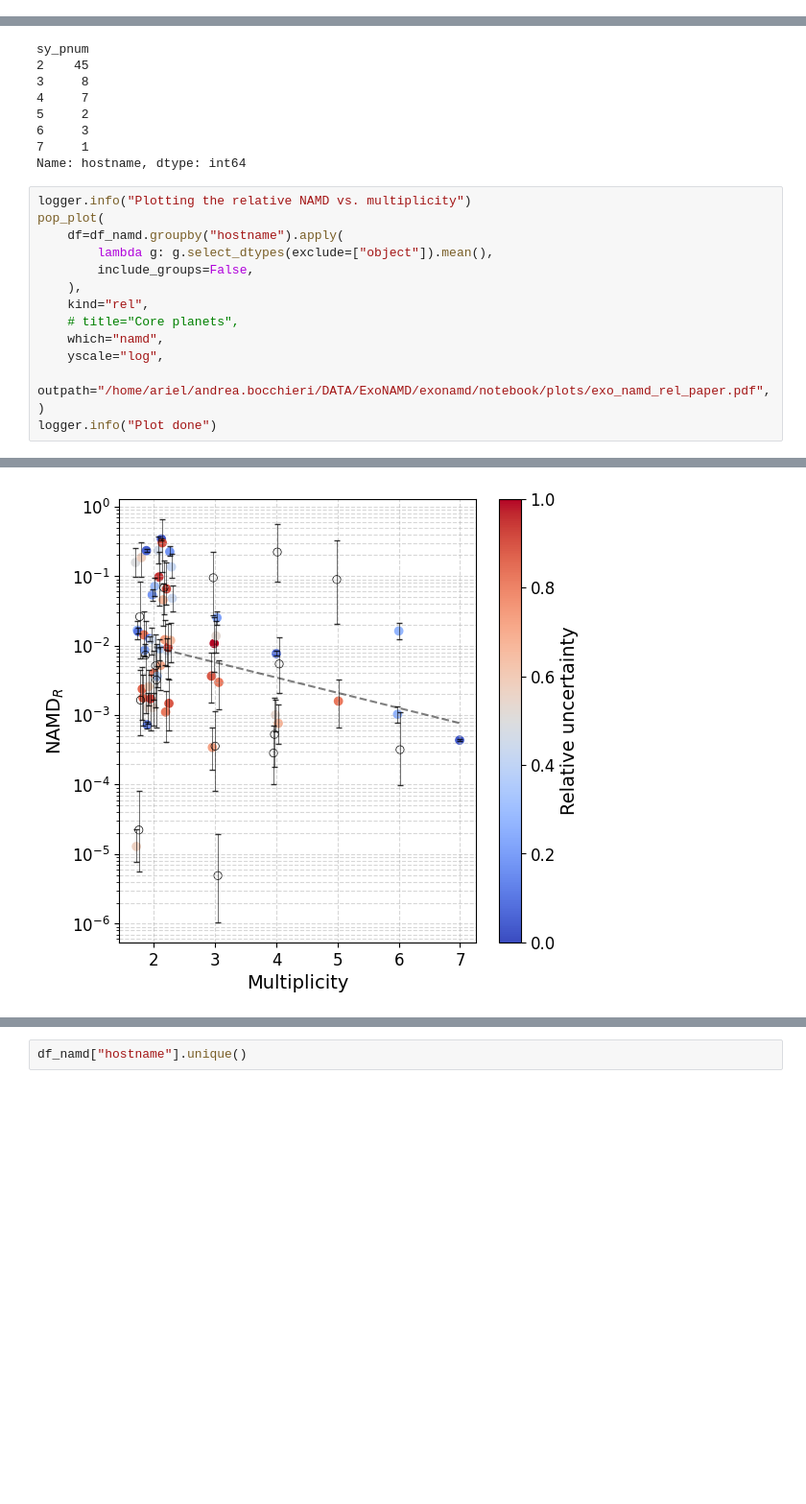
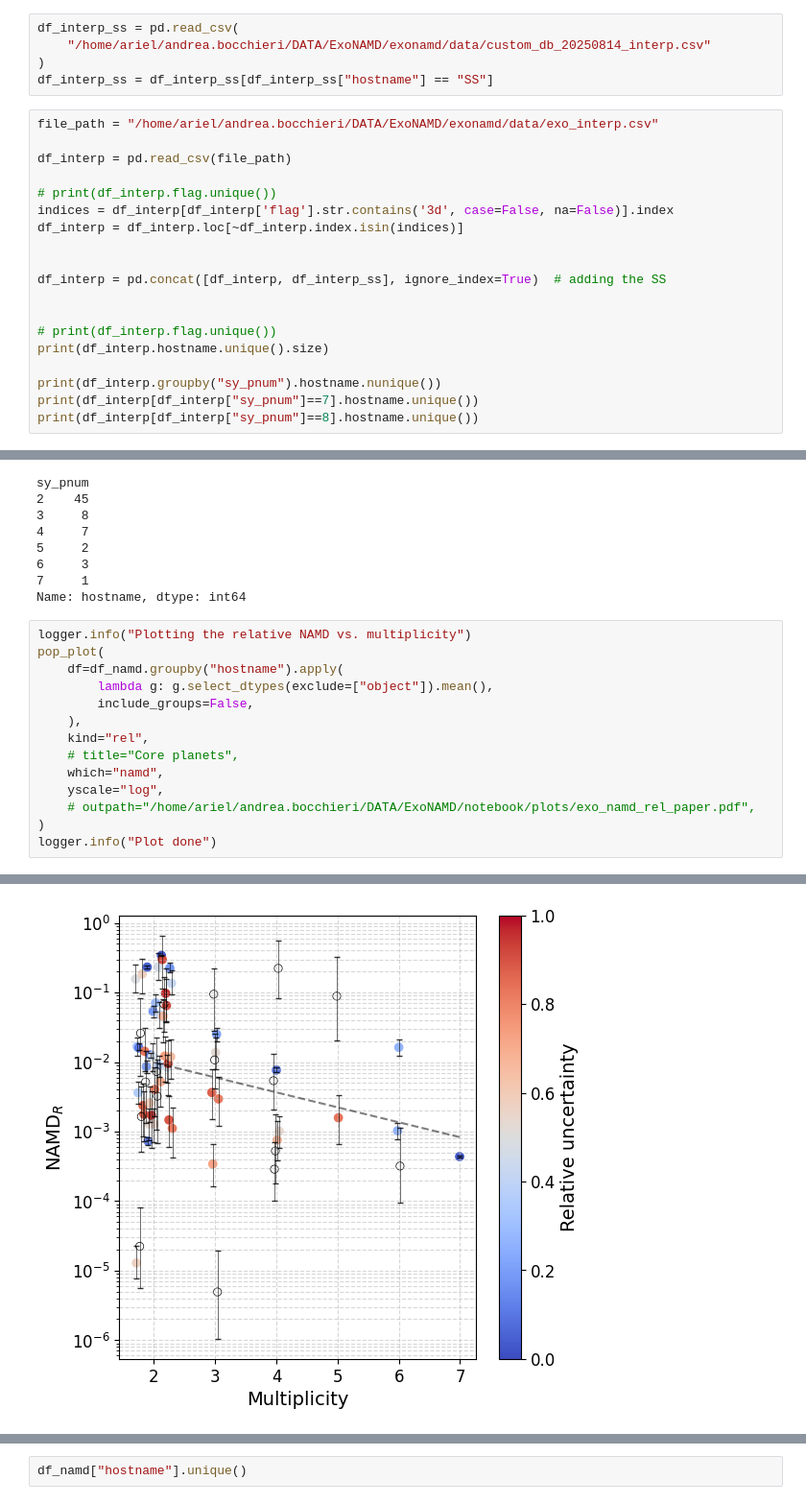
Before and after one commit to abocchieri/ExoNAMD, a Jupyter notebook: notebook/paper_fig1.ipynb, the cells around one changed output, grey strips where cells are left out. Shown at 96% size. Saved outputs shown, nothing was run; the diff lists cells and outputs as text; blank space fills up the shorter version.

```diff
--- a/notebook/paper_fig1.ipynb
+++ b/notebook/paper_fig1.ipynb
@@ -41,0 +16,24 @@ Name: hostname, dtype: int64
+# %%
+df_interp_ss = pd.read_csv(
+    "/home/ariel/andrea.bocchieri/DATA/ExoNAMD/exonamd/data/custom_db_20250814_interp.csv"
+)
+df_interp_ss = df_interp_ss[df_interp_ss["hostname"] == "SS"]
+# %%
+file_path = "/home/ariel/andrea.bocchieri/DATA/ExoNAMD/exonamd/data/exo_interp.csv"
+
+df_interp = pd.read_csv(file_path)
+
+# print(df_interp.flag.unique())
+indices = df_interp[df_interp['flag'].str.contains('3d', case=False, na=False)].index
+df_interp = df_interp.loc[~df_interp.index.isin(indices)]
+
+
+df_interp = pd.concat([df_interp, df_interp_ss], ignore_index=True)  # adding the SS
+
+
+# print(df_interp.flag.unique())
+print(df_interp.hostname.unique().size)
+
+print(df_interp.groupby("sy_pnum").hostname.nunique())
+print(df_interp[df_interp["sy_pnum"]==7].hostname.unique())
+print(df_interp[df_interp["sy_pnum"]==8].hostname.unique())
@@ -129,7 +149,7 @@ pop_plot(
     # title="Core planets",
     which="namd",
     yscale="log",
-    outpath="/home/ariel/andrea.bocchieri/DATA/ExoNAMD/exonamd/notebook/plots/exo_namd_rel_paper.pdf",
+    # outpath="/home/ariel/andrea.bocchieri/DATA/ExoNAMD/notebook/plots/exo_namd_rel_paper.pdf",
 )
 logger.info("Plot done")
 # %% [output]
@@ -137 +157 @@ logger.info("Plot done")
-[figure, old version]
+[figure, new version]
```
Also changed, not shown: parts of 9 cells of this notebook.
